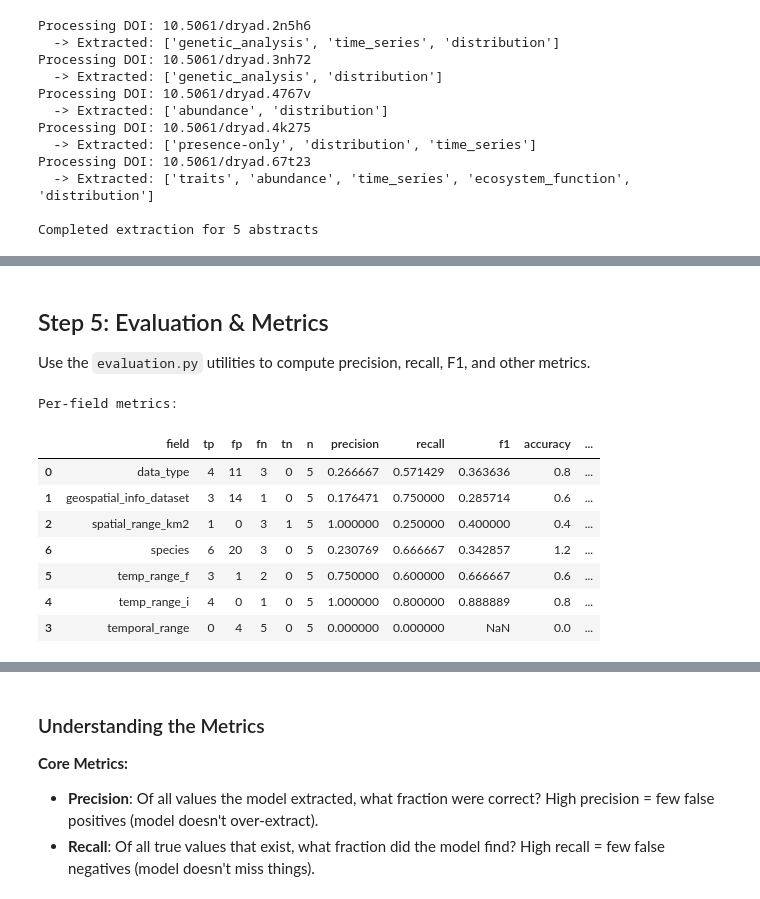
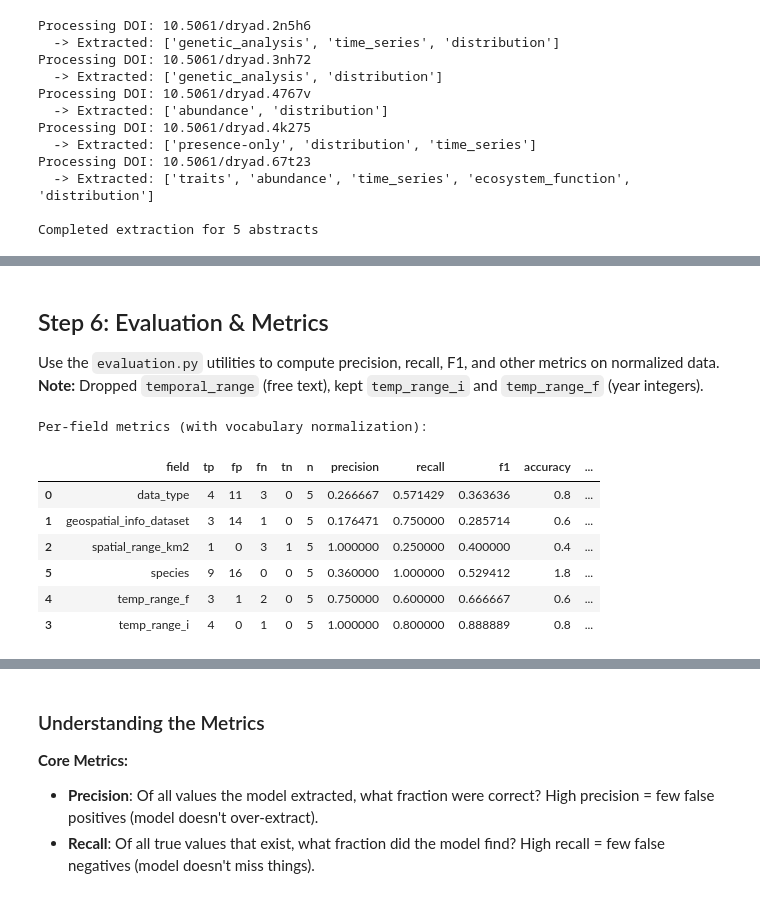
Before and after one commit to BiodiversiteQuebec/llm_metadata, a Jupyter notebook: notebooks/fuster_test_extraction_evaluation.ipynb, the cells around one changed output, grey strips where cells are left out. Saved outputs shown, nothing was run; the diff lists cells and outputs as text; code cells hidden in the pictures.

Commit message:
Implement vocabulary normalization and fuzzy matching to improve evaluation accuracy.

```diff
--- a/notebooks/fuster_test_extraction_evaluation.ipynb
+++ b/notebooks/fuster_test_extraction_evaluation.ipynb
@@ -299,38 +537,39 @@ comparison_df
 # %% [markdown]
-## Step 5: Evaluation & Metrics
+## Step 6: Evaluation & Metrics
 
-Use the `evaluation.py` utilities to compute precision, recall, F1, and other metrics.
+Use the `evaluation.py` utilities to compute precision, recall, F1, and other metrics on normalized data.
+**Note:** Dropped `temporal_range` (free text), kept `temp_range_i` and `temp_range_f` (year integers).
 # %%
 from llm_metadata.schemas.evaluation import (
     evaluate_indexed,
     EvaluationConfig,
     micro_average,
     macro_f1
 )
 
-# Run evaluation using the indexed dictionaries
+# Run evaluation using NORMALIZED dictionaries
+# Dropped temporal_range (free text), kept temp_range_i and temp_range_f (year integers)
 eval_fields = ['data_type', 'geospatial_info_dataset', 'spatial_range_km2',
-               'temporal_range', 'temp_range_i', 'temp_range_f', 'species']
+               'temp_range_i', 'temp_range_f', 'species']
 
 report = evaluate_indexed(
-    true_by_id=manual_by_doi,
-    pred_by_id=automated_by_doi,
+    true_by_id=manual_normalized,
+    pred_by_id=auto_normalized,
     fields=eval_fields,
     config=EvaluationConfig(treat_lists_as_sets=True)
 )
 
-print("Per-field metrics:")
+print("Per-field metrics (with vocabulary normalization):")
 display(report.metrics_to_pandas())
 # %% [output]
-Per-field metrics:
+Per-field metrics (with vocabulary normalization):
 |  | field | tp | fp | fn | tn | n | precision | recall | f1 | accuracy | ... |
 | 0 | data_type | 4 | 11 | 3 | 0 | 5 | 0.266667 | 0.571429 | 0.363636 | 0.8 | ... |
 | 1 | geospatial_info_dataset | 3 | 14 | 1 | 0 | 5 | 0.176471 | 0.750000 | 0.285714 | 0.6 | ... |
 | 2 | spatial_range_km2 | 1 | 0 | 3 | 1 | 5 | 1.000000 | 0.250000 | 0.400000 | 0.4 | ... |
-| 6 | species | 6 | 20 | 3 | 0 | 5 | 0.230769 | 0.666667 | 0.342857 | 1.2 | ... |
-| 5 | temp_range_f | 3 | 1 | 2 | 0 | 5 | 0.750000 | 0.600000 | 0.666667 | 0.6 | ... |
-| 4 | temp_range_i | 4 | 0 | 1 | 0 | 5 | 1.000000 | 0.800000 | 0.888889 | 0.8 | ... |
-| 3 | temporal_range | 0 | 4 | 5 | 0 | 5 | 0.000000 | 0.000000 | NaN | 0.0 | ... |
+| 5 | species | 9 | 16 | 0 | 0 | 5 | 0.360000 | 1.000000 | 0.529412 | 1.8 | ... |
+| 4 | temp_range_f | 3 | 1 | 2 | 0 | 5 | 0.750000 | 0.600000 | 0.666667 | 0.6 | ... |
+| 3 | temp_range_i | 4 | 0 | 1 | 0 | 5 | 1.000000 | 0.800000 | 0.888889 | 0.8 | ... |
 # %%
 # Aggregate metrics
 micro = micro_average(report.field_metrics.values())
```
Also changed, not shown: parts of 8 cells of this notebook, 2 other files.
